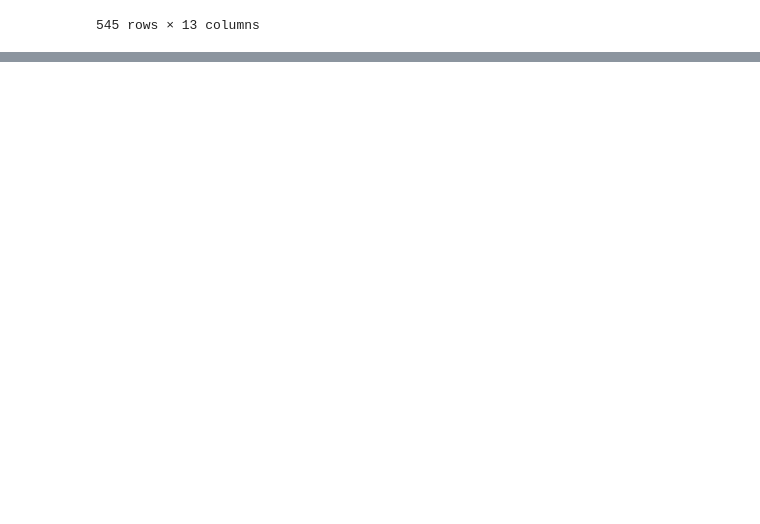
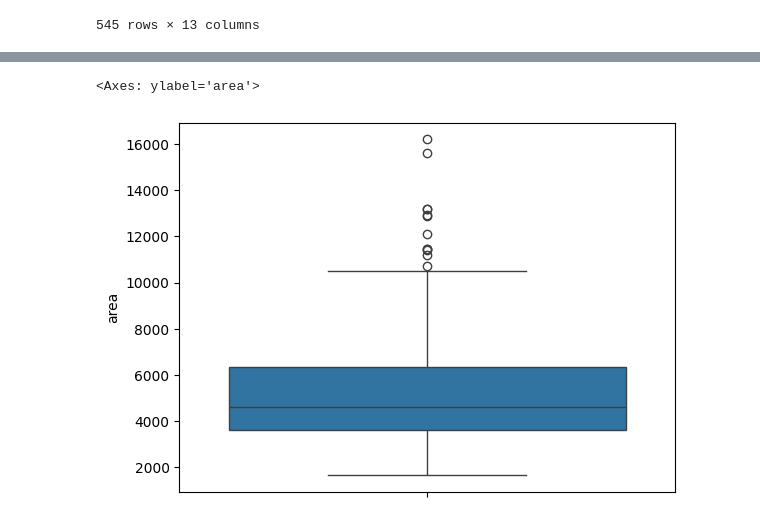
Before and after one commit to Bouji-dev/MachinLearning-Housing-price-Prediction, a Jupyter notebook: housing.ipynb, the cells around one changed output, grey strips where cells are left out. Cells and saved outputs as stored; diff of their text form; code cells hidden in the pictures; blank space fills up the shorter version.

```diff
--- a/housing.ipynb
+++ b/housing.ipynb
@@ -150,0 +232,6 @@ sns.heatmap(abs(df.corr()), annot=True, cmap='Reds')
+# %%
+# detecting outliers and distribution shape of 'area'
+sns.boxplot(data=df, y='area')
+# %% [output]
+<Axes: ylabel='area'>
+[figure, added]
```
Also changed, not shown: parts of 19 cells of this notebook.
